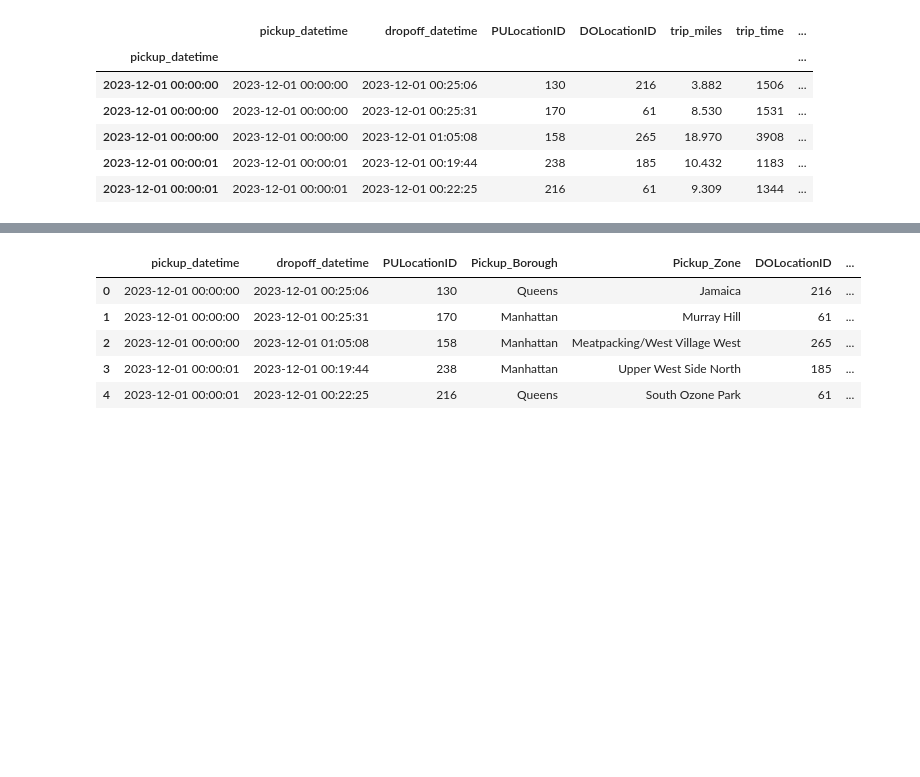
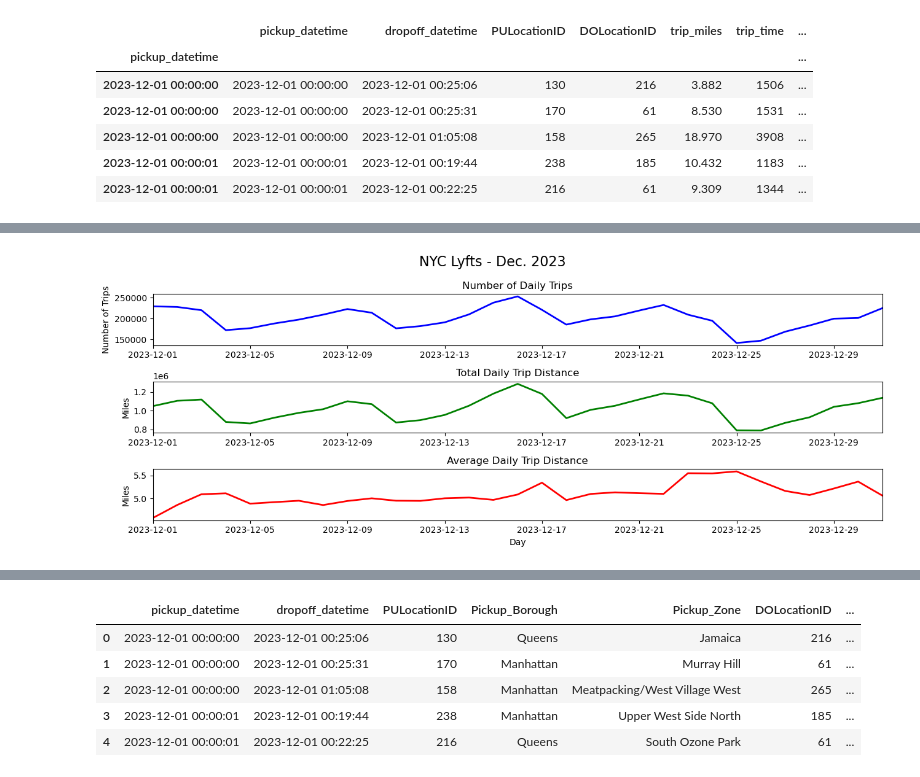
Before and after one commit to T-Haight/project1_group1_osubootcamp, a Jupyter notebook: Common_Trends.ipynb, the cells around one changed output, grey strips where cells are left out. Cells and saved outputs as stored; diff of their text form; code cells hidden in the pictures; blank space fills up the shorter version.

```diff
--- a/Common_Trends.ipynb
+++ b/Common_Trends.ipynb
@@ -70,0 +42,24 @@ plt.show()
+# %%
+# Plot the number of daily trips, total daily trip distance, and average daily trip distance.
+figure, (ax1, ax2, ax3) = plt.subplots(nrows=3)
+figure.suptitle("NYC Lyfts - Dec. 2023", fontsize=16)
+
+lyft_df["DOLocationID"].groupby(lyft_df.index.date).count().plot(figsize=(13, 5), color="blue", linewidth=2, ax=ax1)
+ax1.set_title("Number of Daily Trips")
+ax1.set_ylabel("Number of Trips")
+ax1.set_xlim(lyft_df.index.date.min(), lyft_df.index.date.max())
+
+lyft_df.groupby(lyft_df.index.date)["trip_miles"].sum().plot(figsize=(13, 5), color="green", linewidth=2, ax=ax2)
+ax2.set_title("Total Daily Trip Distance")
+ax2.set_ylabel("Miles")
+ax2.set_xlim(lyft_df.index.date.min(), lyft_df.index.date.max())
+
+lyft_df.groupby(lyft_df.index.date)["trip_miles"].mean().plot(figsize=(13, 5), color="red", linewidth=2, ax=ax3)
+ax3.set_title("Average Daily Trip Distance")
+ax3.set_xlabel("Day")
+ax3.set_ylabel("Miles")
+ax3.set_xlim(lyft_df.index.date.min(), lyft_df.index.date.max())
+
+figure.tight_layout()
+# %% [output]
+[figure, added]
```
Also changed, not shown: parts of 11 cells of this notebook.
